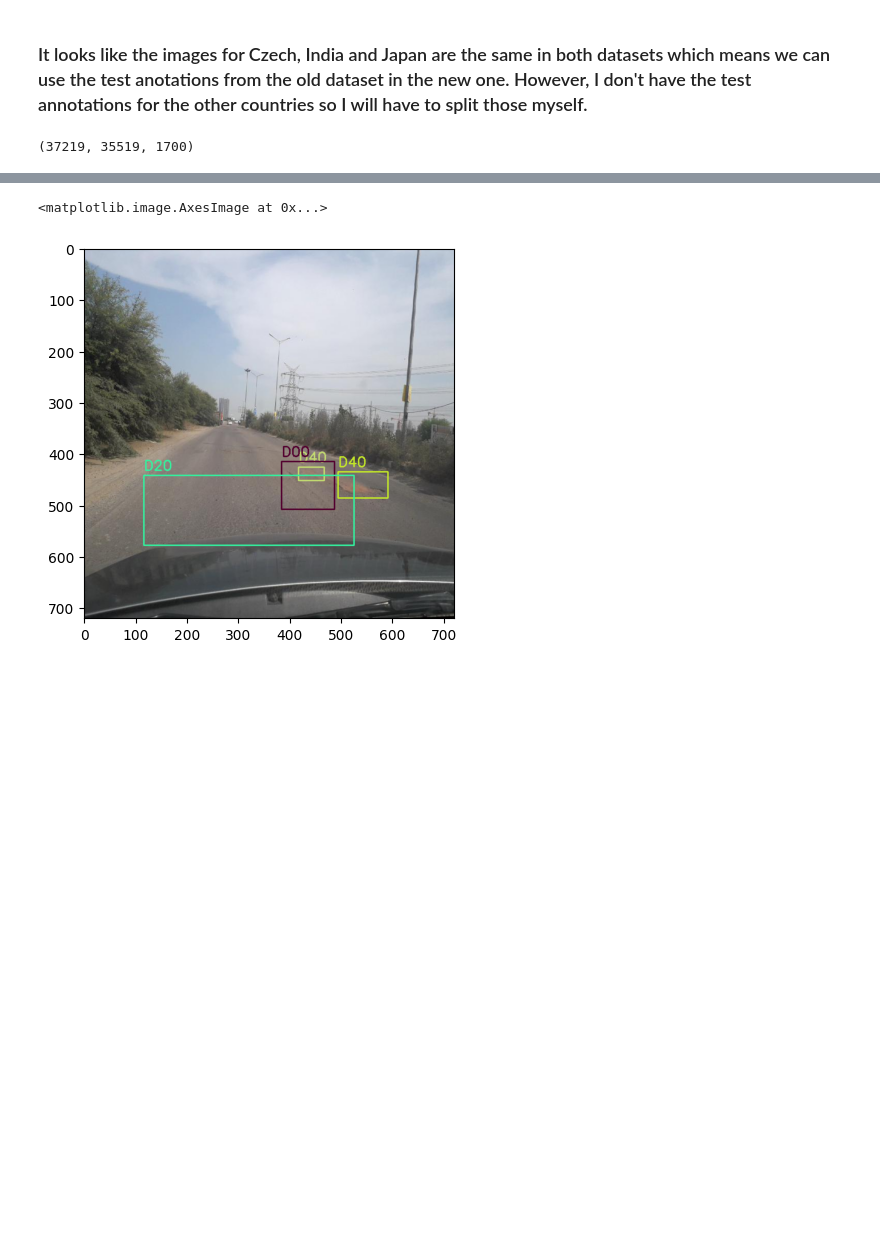
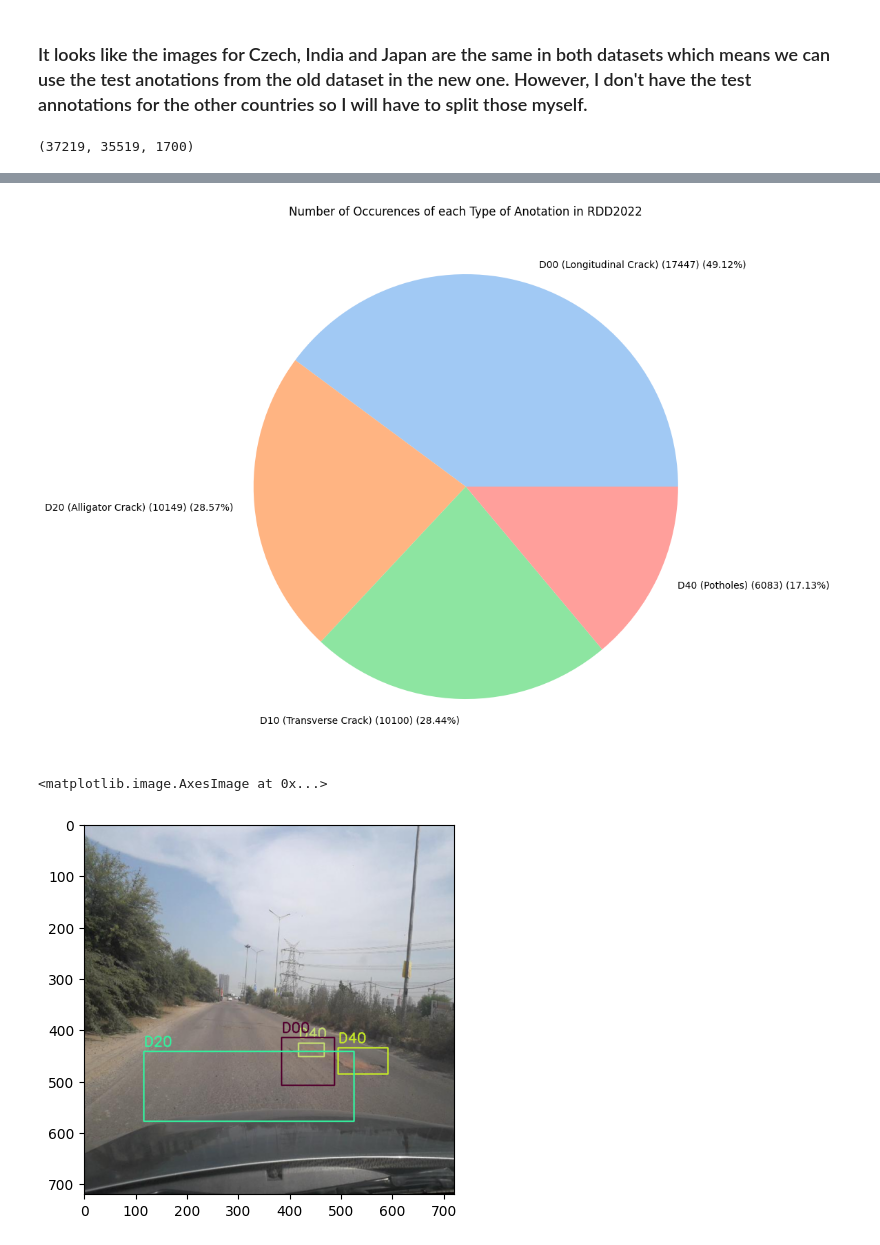
Before and after one commit to JaviBT/tfg-informatica, a Jupyter notebook: data/prepare_data.ipynb, the cells around one changed output, grey strips where cells are left out. Cells and saved outputs as stored; diff of their text form; code cells hidden in the pictures; blank space fills up the shorter version.

```diff
--- a/data/prepare_data.ipynb
+++ b/data/prepare_data.ipynb
@@ -86,3 +193,32 @@ total_images_2022, total_anotated_2022, total_not_anotated_2022
+# %%
+# The competition only considers the following types of anotations D00 Longitudinal Crack, D10 (Transverse Crack), D20 (Alligator Crack), and D40 (Potholes)
+# So lets create a new dictionary with only these types of anotations
+anotation_types_2022_total = {}
+
+anotation_map = {
+    'D00': 'Longitudinal Crack',
+    'D10': 'Transverse Crack',
+    'D20': 'Alligator Crack',
+    'D40': 'Potholes'
+}
+
+for anotation_type in ['D00', 'D10', 'D20', 'D40']:
+    anotation_types_2022_total[anotation_type] = 0
+
+    for region in anotation_types_2022:
+        if anotation_type in anotation_types_2022[region]:
+            anotation_types_2022_total[anotation_type] += anotation_types_2022[region][anotation_type]
+
+# Using seaborn plot bar graph with the number of occurences of each type of anotation (vertical lines from largest to smallest in x axis)
+anotation_types_2022_total_df = pd.DataFrame(anotation_types_2022_total, index=['total']).T.sort_values('total', ascending=False)
+
+plt.figure(figsize=(15, 10))
+# Pie Plot
+plt.pie(anotation_types_2022_total_df['total'], labels=[f'{anotation_type + " (" + anotation_map[anotation_type] + ")"} ({int(anotation_types_2022_total_df["total"][anotation_type])}) ({round(anotation_types_2022_total_df["total"][anotation_type] / total_anotated_2022 * 100, 2)}%)' for anotation_type in anotation_types_2022_total_df.index], colors=sns.color_palette('pastel'))
+plt.title('Number of Occurences of each Type of Anotation in RDD2022')
+plt.show()
+# %% [output]
+[figure, added]
 # %%
 # Lets open an image and show the anotations for it
 # United_States_000001, Japan_000015
```
Also changed, not shown: parts of 7 cells of this notebook, 3 other files.
